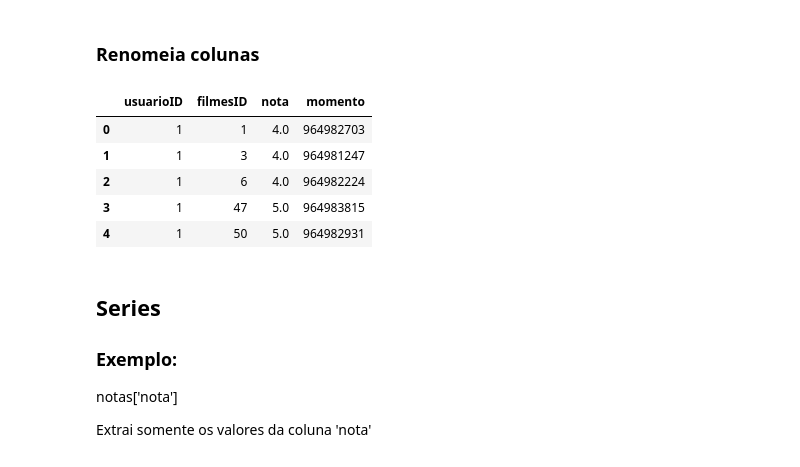
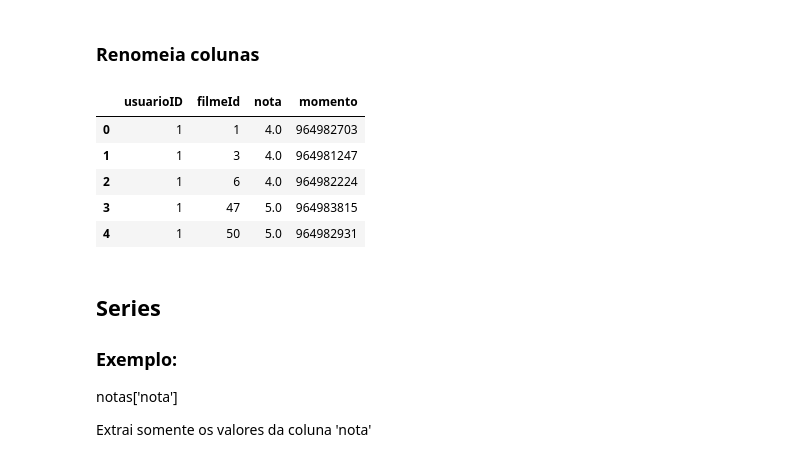
Before and after one commit to reihtw/DataScienceStudies, a Jupyter notebook: IntroDataScience/intro-data-science.ipynb, the cells around one changed output. Saved outputs shown, nothing was run; the diff lists cells and outputs as text; code cells hidden in the pictures.

```diff
--- a/IntroDataScience/intro-data-science.ipynb
+++ b/IntroDataScience/intro-data-science.ipynb
@@ -22,10 +24,10 @@ notas.shape
 # %% [markdown]
 ### Renomeia colunas
 # %%
-notas.columns = ["usuarioID", "filmesID", "nota", "momento"]
+notas.columns = ["usuarioID", "filmeId", "nota", "momento"]
 notas.head()
 # %% [output]
-|  | usuarioID | filmesID | nota | momento |
+|  | usuarioID | filmeId | nota | momento |
 | 0 | 1 | 1 | 4.0 | 964982703 |
 | 1 | 1 | 3 | 4.0 | 964981247 |
 | 2 | 1 | 6 | 4.0 | 964982224 |
```
Also changed, not shown: parts of 22 cells of this notebook, 1 other file.
